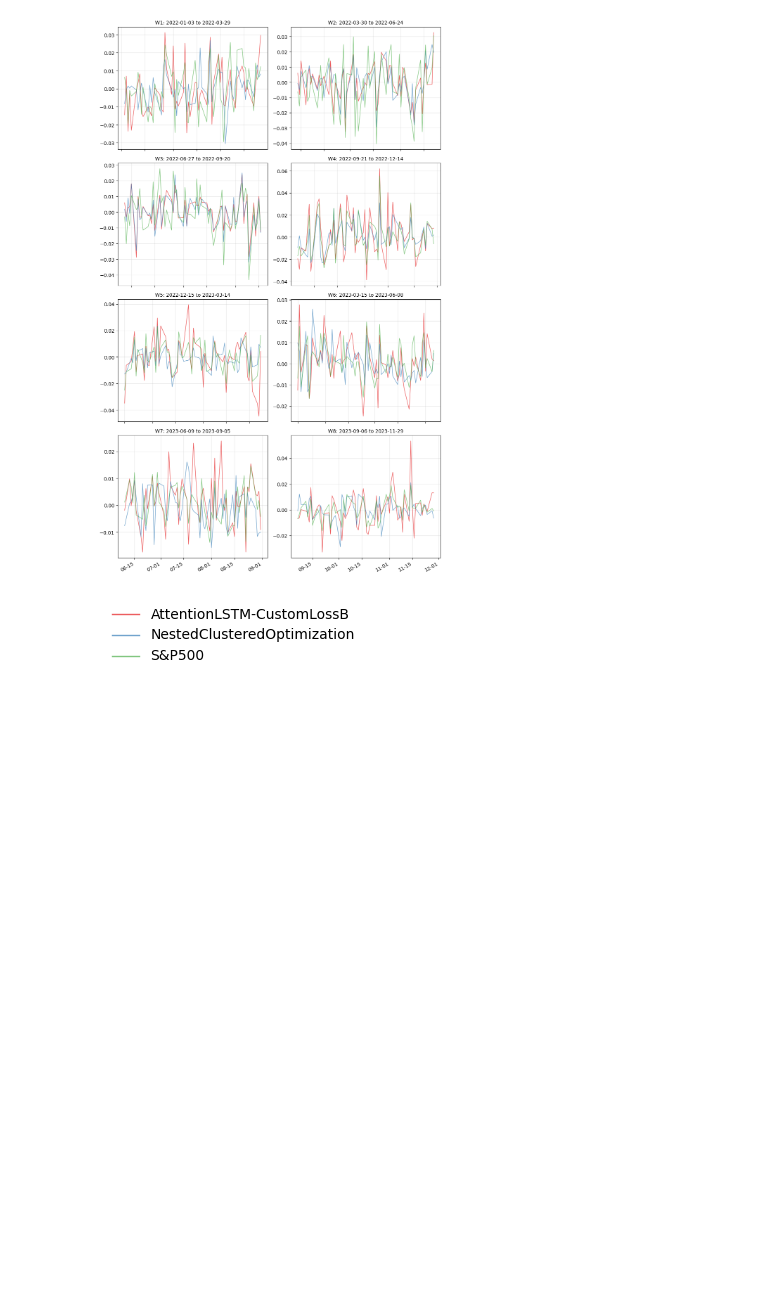
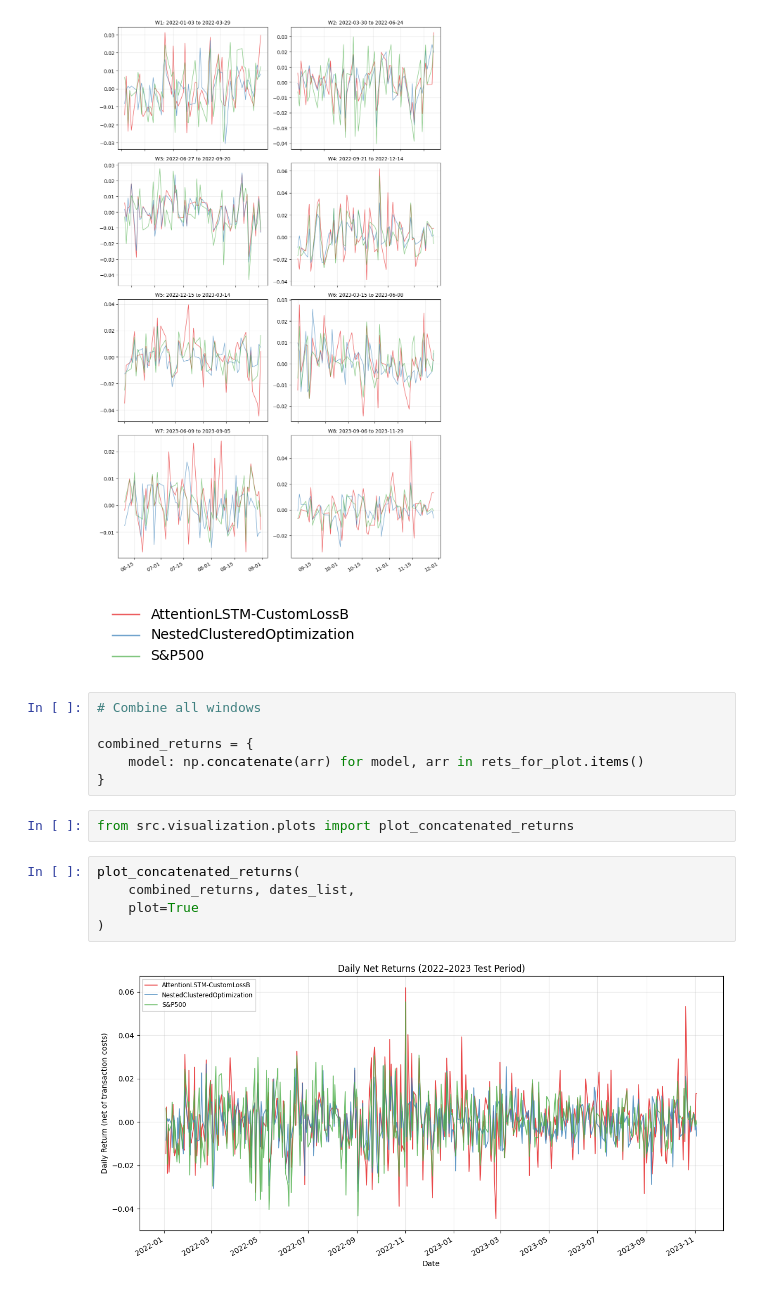
Before and after one commit to travisdesell/exact, a Jupyter notebook: financial_loss_functions/exploration/test_analysis.ipynb, the cells around one changed output. Drawn from its saved outputs; the diff is of its cells as text; blank space fills up the shorter version.

Commit message:
Viz: combined returns plot

```diff
--- a/financial_loss_functions/exploration/test_analysis.ipynb
+++ b/financial_loss_functions/exploration/test_analysis.ipynb
@@ -655,3 +655,18 @@ plot_wind_comparison_str_dates(rets_for_plot, dates_list, 2, plot=True)
 # %% [output]
 [figure]
 [figure]
+# %%
+# Combine all windows
+
+combined_returns = {
+    model: np.concatenate(arr) for model, arr in rets_for_plot.items()
+}
+# %%
+from src.visualization.plots import plot_concatenated_returns
+# %%
+plot_concatenated_returns(
+    combined_returns, dates_list,
+    plot=True
+)
+# %% [output]
+[figure, added]
```
Also changed, not shown: parts of 5 cells of this notebook, 1 other file.
